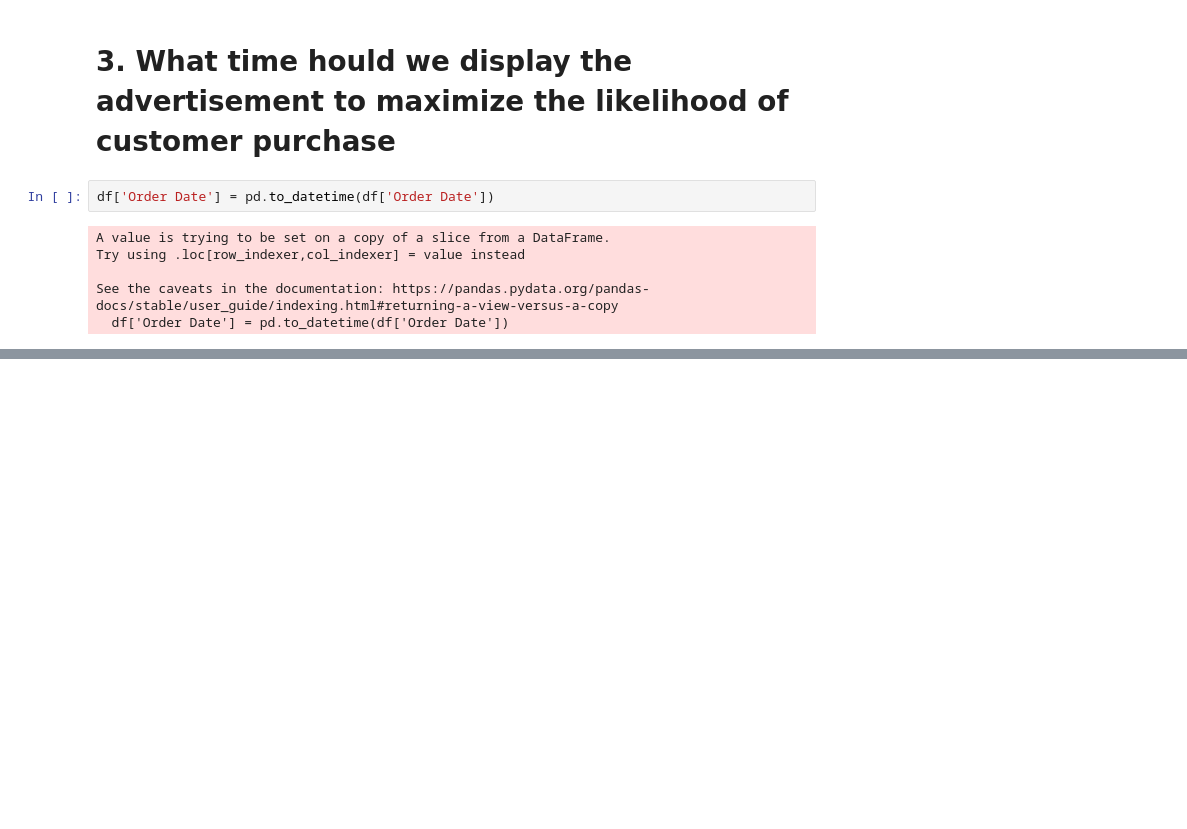
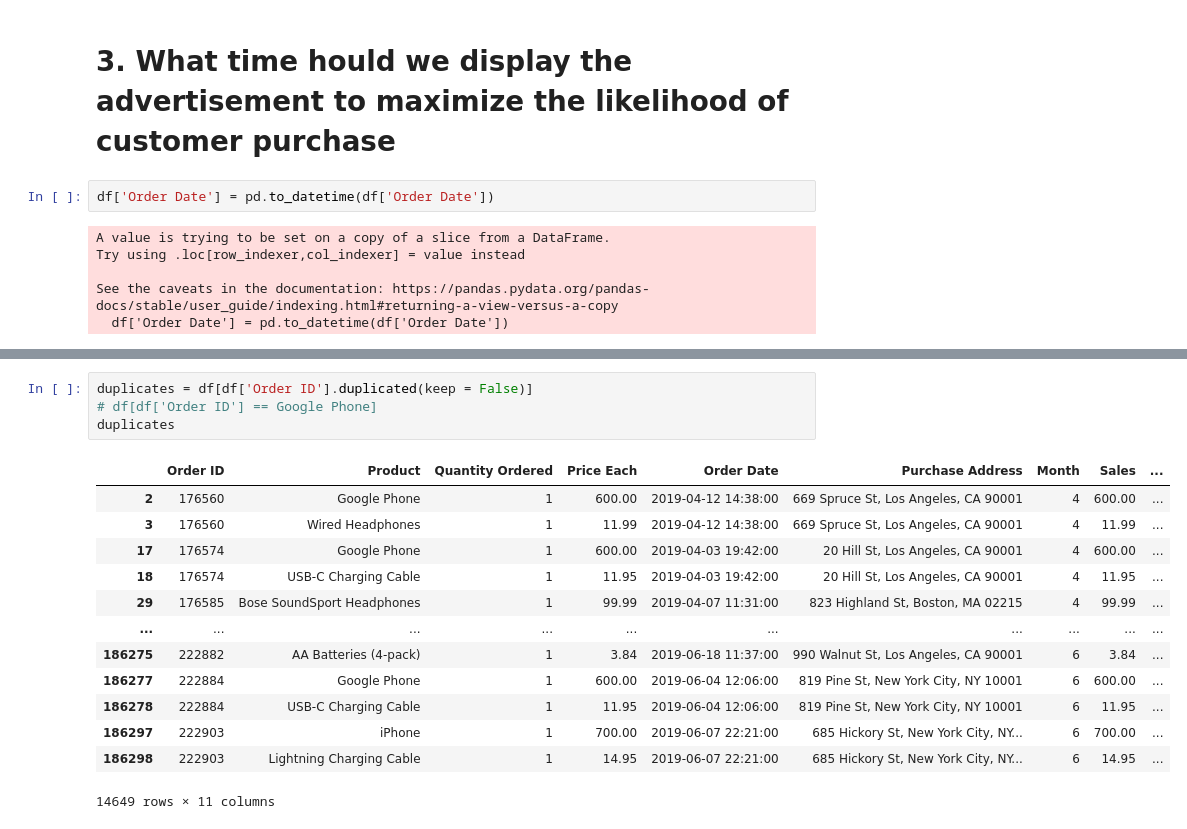
Before and after one commit to ladiposamuel/EDA-with-Python, a Jupyter notebook: Sales_Analysis/SalesAnalysis.ipynb, the cells around one changed output, grey strips where cells are left out. Drawn from its saved outputs; the diff is of its cells as text; blank space fills up the shorter version.

```diff
--- a/Sales_Analysis/SalesAnalysis.ipynb
+++ b/Sales_Analysis/SalesAnalysis.ipynb
@@ -391,0 +433,18 @@ See the caveats in the documentation: https://pandas.pydata.org/pandas-docs/stab
+# %%
+duplicates = df[df['Order ID'].duplicated(keep = False)]
+# df[df['Order ID'] == Google Phone]
+duplicates
+# %% [output]
+|  | Order ID | Product | Quantity Ordered | Price Each | Order Date | Purchase Address | Month | Sales | ... |
+| 2 | 176560 | Google Phone | 1 | 600.00 | 2019-04-12 14:38:00 | 669 Spruce St, Los Angeles, CA 90001 | 4 | 600.00 | ... |
+| 3 | 176560 | Wired Headphones | 1 | 11.99 | 2019-04-12 14:38:00 | 669 Spruce St, Los Angeles, CA 90001 | 4 | 11.99 | ... |
+| 17 | 176574 | Google Phone | 1 | 600.00 | 2019-04-03 19:42:00 | 20 Hill St, Los Angeles, CA 90001 | 4 | 600.00 | ... |
+| 18 | 176574 | USB-C Charging Cable | 1 | 11.95 | 2019-04-03 19:42:00 | 20 Hill St, Los Angeles, CA 90001 | 4 | 11.95 | ... |
+| 29 | 176585 | Bose SoundSport Headphones | 1 | 99.99 | 2019-04-07 11:31:00 | 823 Highland St, Boston, MA 02215 | 4 | 99.99 | ... |
+| ... | ... | ... | ... | ... | ... | ... | ... | ... | ... |
+| 186275 | 222882 | AA Batteries (4-pack) | 1 | 3.84 | 2019-06-18 11:37:00 | 990 Walnut St, Los Angeles, CA 90001 | 6 | 3.84 | ... |
+| 186277 | 222884 | Google Phone | 1 | 600.00 | 2019-06-04 12:06:00 | 819 Pine St, New York City, NY 10001 | 6 | 600.00 | ... |
+| 186278 | 222884 | USB-C Charging Cable | 1 | 11.95 | 2019-06-04 12:06:00 | 819 Pine St, New York City, NY 10001 | 6 | 11.95 | ... |
+| 186297 | 222903 | iPhone | 1 | 700.00 | 2019-06-07 22:21:00 | 685 Hickory St, New York City, NY... | 6 | 700.00 | ... |
+| 186298 | 222903 | Lightning Charging Cable | 1 | 14.95 | 2019-06-07 22:21:00 | 685 Hickory St, New York City, NY... | 6 | 14.95 | ... |
+14649 rows × 11 columns
```
Also changed, not shown: parts of 26 cells of this notebook.
